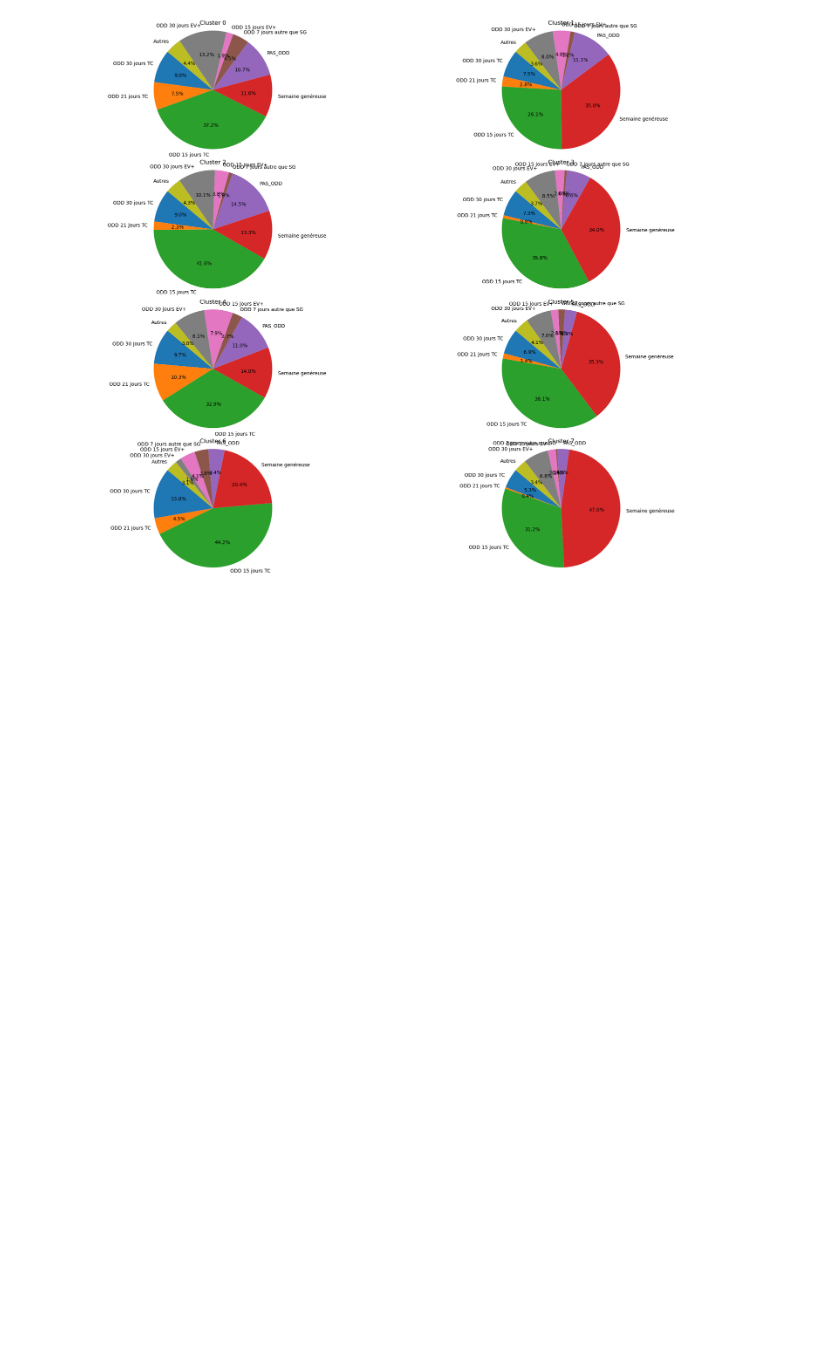
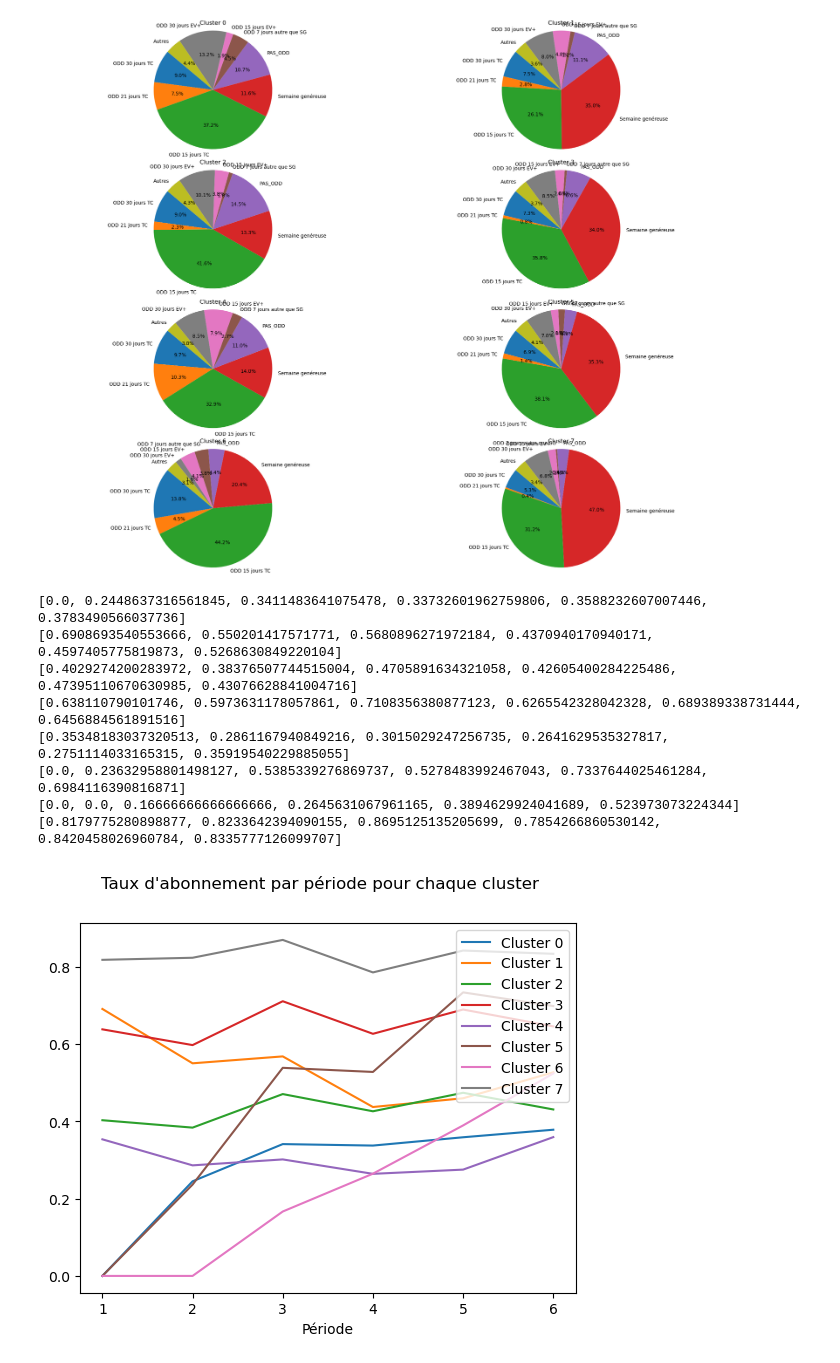
Before and after one commit to TurboClement/Statapp-CANAL, a Jupyter notebook: Data_operations/Clustering/clement.ipynb, the cells around one changed output. Drawn from its saved outputs; the diff is of its cells as text; code cells hidden in the pictures; blank space fills up the shorter version.

```diff
--- a/Data_operations/Clustering/clement.ipynb
+++ b/Data_operations/Clustering/clement.ipynb
@@ -486,3 +564,45 @@ os.remove(nom_fichier_temporaire)
 plt.show()
 # %% [output]
 [figure]
+# %%
+"""Trace les courbes de taux d'abonnement pour chaque cluster."""
+for cluster in range(0, 8, 1):
+    X = range(1, 7, 1)
+
+    # Sélectionner la ligne correspondant au cluster 'Cluster1'
+    cluster_row = dataset_cluster_explanations.loc[dataset_cluster_explanations['Cluster'] == cluster]
+    # Extraire les valeurs des 6 dernières colonnes
+    Y = (cluster_row.iloc[:, -6:].values.tolist())[0]
+    print(Y)
+
+    plt.plot(X, Y, label = f"Cluster {cluster}")
+
+# Ajouter un titre global et un label pour l'axe x
+plt.xlabel("Période")
+plt.suptitle("Taux d'abonnement par période pour chaque cluster")
+plt.legend(loc='upper right')
+
+# Enregistrer la figure dans un fichier
+nom_fichier_temporaire = 'graph_taux_abonnement.png'
+plt.savefig(nom_fichier_temporaire)
+
+# Enregistrer le fichier temporaire sur S3
+with fs.open(BUCKET + nom_fichier_temporaire, mode='wb') as file_out:
+    with open(nom_fichier_temporaire, 'rb') as temp_file:
+        file_out.write(temp_file.read())
+
+# Supprimer le fichier temporaire
+os.remove(nom_fichier_temporaire)
+
+# Afficher le graphe
+plt.show()
+# %% [output]
+[0.0, 0.2448637316561845, 0.3411483641075478, 0.33732601962759806, 0.3588232607007446, 0.3783490566037736]
+[0.6908693540553666, 0.550201417571771, 0.5680896271972184, 0.4370940170940171, 0.4597405775819873, 0.5268630849220104]
+[0.4029274200283972, 0.38376507744515004, 0.4705891634321058, 0.42605400284225486, 0.47395110670630985, 0.43076628841004716]
+[0.638110790101746, 0.5973631178057861, 0.7108356380877123, 0.6265542328042328, 0.689389338731444, 0.6456884561891516]
+[0.35348183037320513, 0.2861167940849216, 0.3015029247256735, 0.2641629535327817, 0.2751114033165315, 0.35919540229885055]
+[0.0, 0.23632958801498127, 0.5385339276869737, 0.5278483992467043, 0.7337644025461284, 0.6984116390816871]
+[0.0, 0.0, 0.16666666666666666, 0.2645631067961165, 0.3894629924041689, 0.523973073224344]
+[0.8179775280898877, 0.8233642394090155, 0.8695125135205699, 0.7854266860530142, 0.8420458026960784, 0.8335777126099707]
+[figure, added]
```
Also changed, not shown: parts of 7 cells of this notebook.
